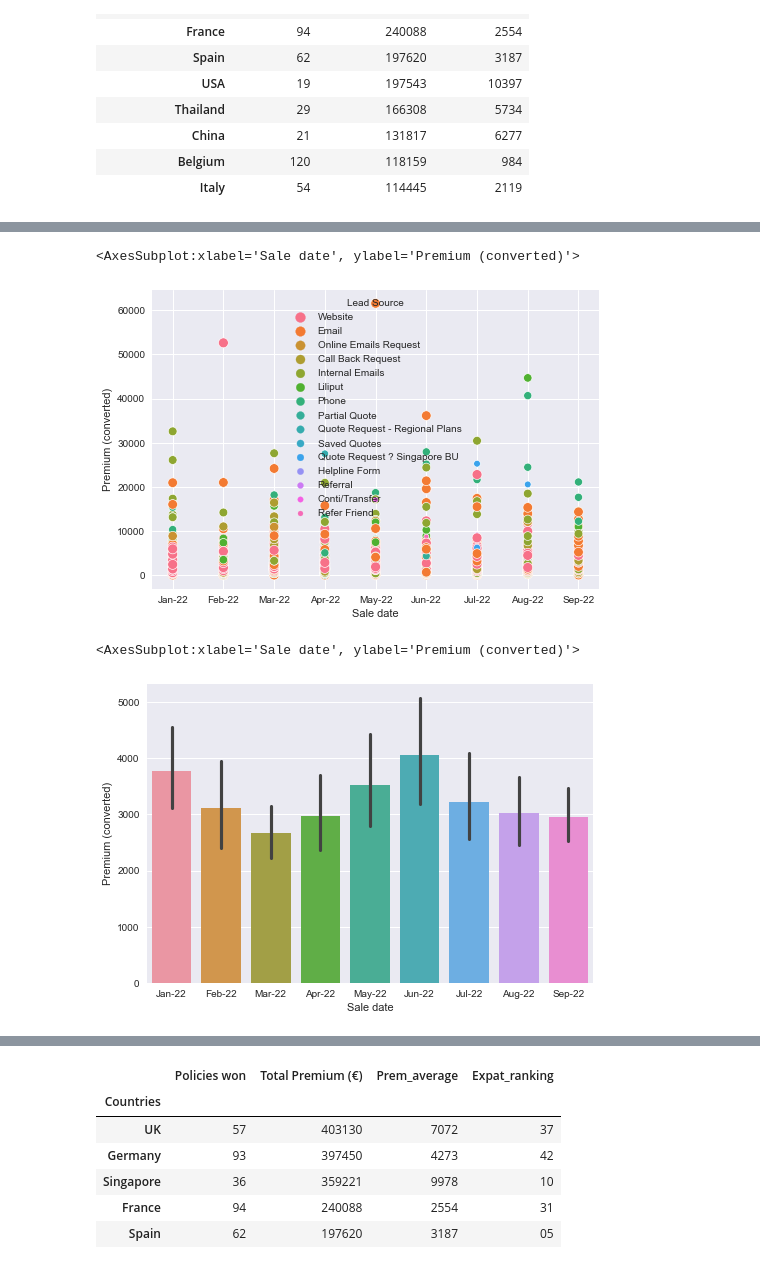
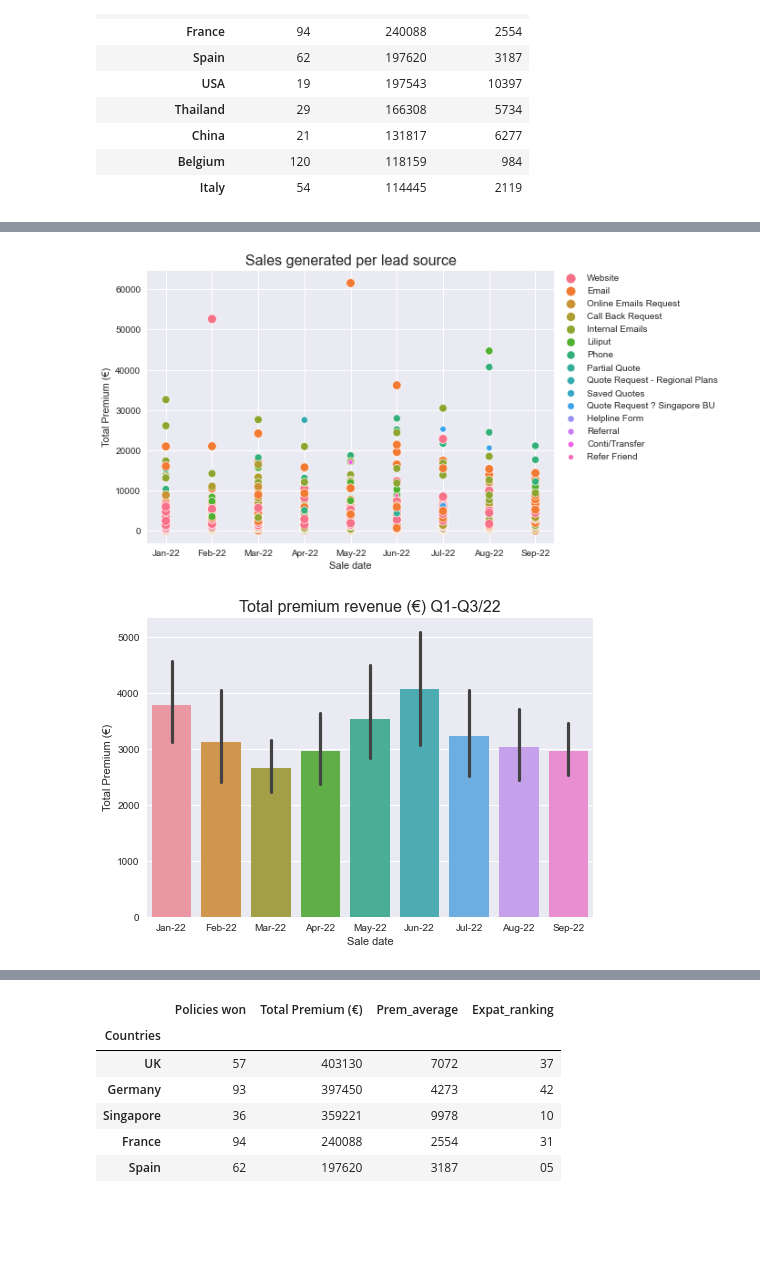
Before and after one commit to CibeleBlake/UCDPA_CibeleHaas, a Jupyter notebook: Cibele_Proj22.ipynb, the cells around one changed output, grey strips where cells are left out. Cells and saved outputs as stored; diff of their text form; code cells hidden in the pictures; blank space fills up the shorter version.

```diff
--- a/Cibele_Proj22.ipynb
+++ b/Cibele_Proj22.ipynb
@@ -24,13 +29,9 @@ HSpcap
 | 180 | Madagascar | 19.85 | 181 | 2000 - 2019 |
 181 rows × 4 columns
 # %%
-import pandas as pd
-import numpy as np
-import seaborn as sns
-import matplotlib.pyplot as plt
-plt.style.use('seaborn')
+#I'm importing a csv file contaning all data regarding individual policy sales performed between Jan and Sep 2022. For the purpose of this research all personal details such as names and date of birth have been removed prior to importing this file.
+
 fs22_sales = pd.read_csv('/Users/eoin/Downloads/IndividualSalesReport_2022.csv')
-fs22_sales.set_index('Sales Region Country')
 fs22grouped = fs22_sales.groupby("Sales Region Country").sum()
 fs22sorted = fs22grouped.sort_values("Premium (converted)", ascending=False)
 fs22filtered = fs22sorted.drop(columns=["Premium"])
@@ -124,8 +93,0 @@ Q1_Q2renamed.set_index('Countries').head(10)
-# %%
-import pandas as pd
-import numpy as np
-import seaborn as sns
-import matplotlib.pyplot as plt
-plt.style.use('seaborn')
-fs22_sales = pd.read_csv('/Users/eoin/Downloads/IndividualSalesReport_2022.csv')
-sns.lineplot(data=fs22_sales, x='Sale date', y='Premium (converted)')
@@ -135,16 +94,28 @@ sns.lineplot(data=fs22_sales, x='Sale date', y='Premium (converted)')
 # %%
 # I want to see which source is generating more leads so we can maximize future opportunities.
 
+import pandas as pd
+import seaborn as sns
+import matplotlib.pyplot as plt
+
 fs22_sales = pd.read_csv('/Users/eoin/Downloads/IndividualSalesReport_2022.csv')
-sns.scatterplot(x='Sale date',y='Premium (converted)', data=fs22_sales, hue='Lead Source', size='Lead Source')
+fs22_name = fs22_sales.rename(columns={'Premium (converted)': 'Total Premium (€)'})
+sns.scatterplot(x='Sale date',y='Total Premium (€)', data=fs22_name, hue='Lead Source', size='Lead Source')
+plt.legend(bbox_to_anchor=(1.01, 1),
+           borderaxespad=0)
+plt.title("Sales generated per lead source", size=16)
+plt.savefig('SalesPlead.png', dpi=300, bbox_inches='tight')
+plt.show()
 # %% [output]
-<AxesSubplot:xlabel='Sale date', ylabel='Premium (converted)'>
-[figure, old version]
+[figure, new version]
 # %%
-# General overview of total premium collected from Q1-Q3.
+# Overview of total premium collected from Q1-Q3 2022.
 
 fs22_sales = pd.read_csv('/Users/eoin/Downloads/IndividualSalesReport_2022.csv')
 sns.barplot(data=fs22_sales, y='Premium (converted)', x='Sale date')
+plt.title("Total premium revenue (€) Q1-Q3/22", size=16)
+plt.ylabel("Total Premium (€)")
+plt.savefig('SalesQ1_Q3.png')
+plt.show()
 # %% [output]
-<AxesSubplot:xlabel='Sale date', ylabel='Premium (converted)'>
-[figure, old version]
+[figure, new version]
```
Also changed, not shown: parts of 14 cells of this notebook.
